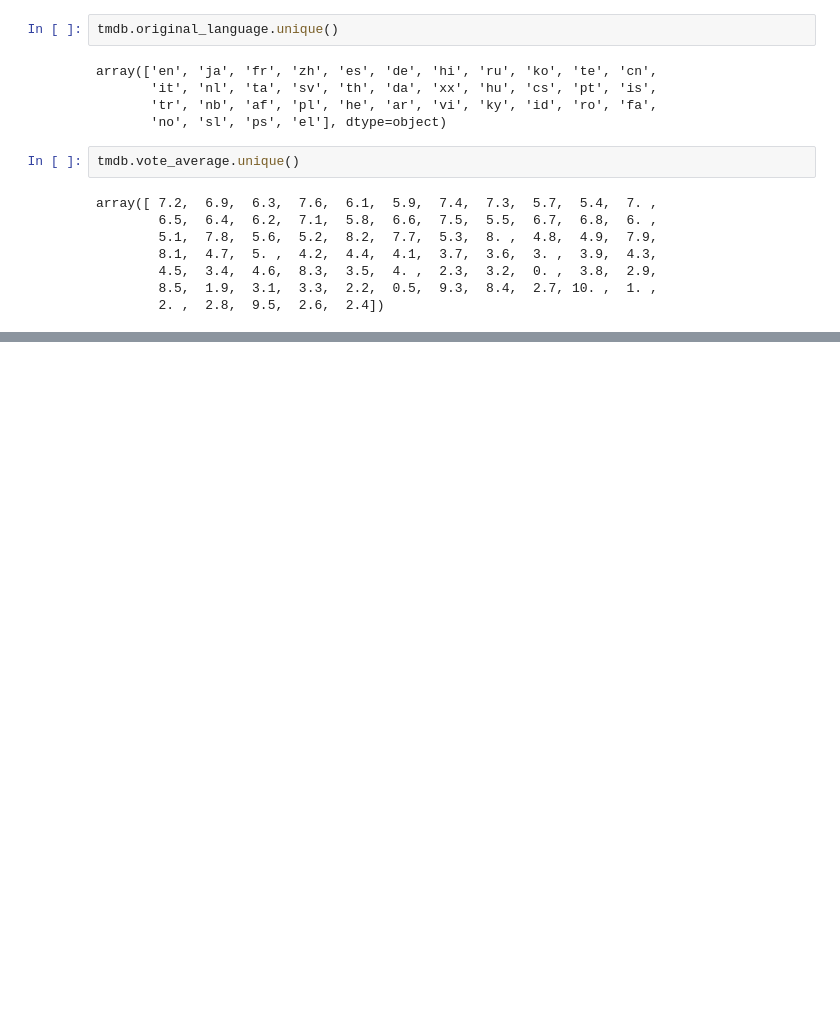
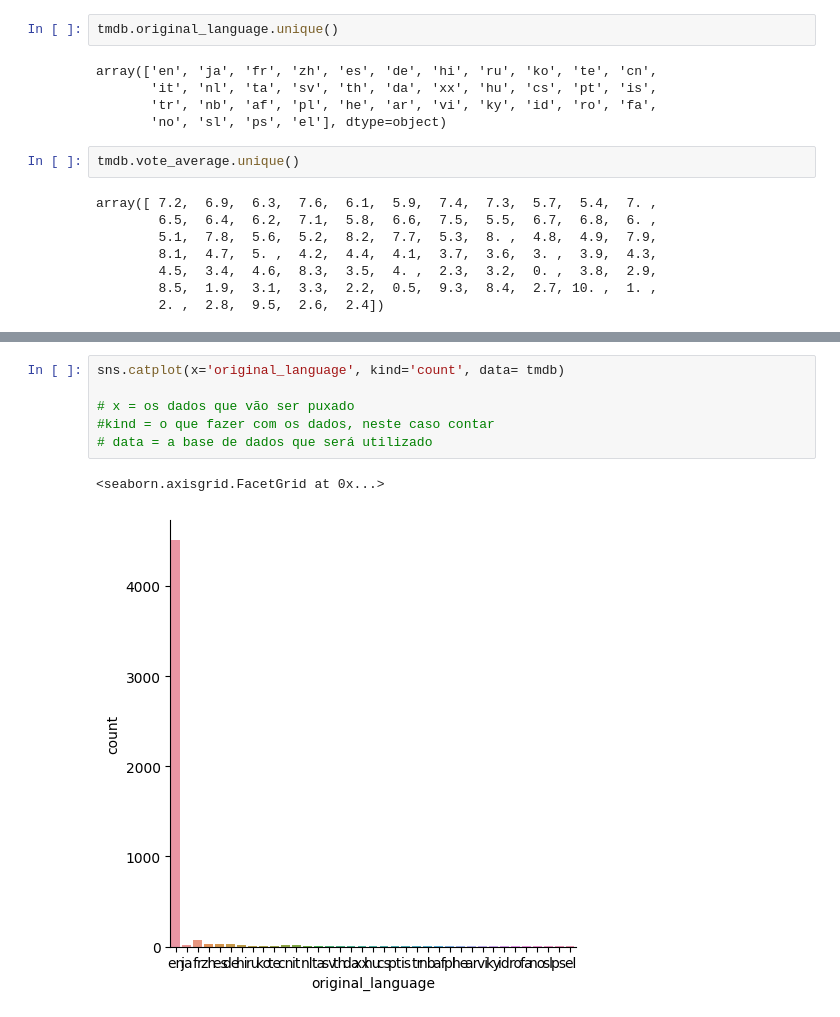
Before and after one commit to carlosvinicius-ai/DataScience, a Jupyter notebook: Codigos/Data_Science_analise_e_visualização_de_dados/introducao_ao_DataScience.ipynb, the cells around one changed output, grey strips where cells are left out. Drawn from its saved outputs; the diff is of its cells as text; blank space fills up the shorter version.

```diff
--- a/Codigos/Data_Science_analise_e_visualização_de_dados/introducao_ao_DataScience.ipynb
+++ b/Codigos/Data_Science_analise_e_visualização_de_dados/introducao_ao_DataScience.ipynb
@@ -182,0 +203,9 @@ array([ 7.2,  6.9,  6.3,  7.6,  6.1,  5.9,  7.4,  7.3,  5.7,  5.4,  7. ,
+# %%
+sns.catplot(x='original_language', kind='count', data= tmdb)
+
+# x = os dados que vão ser puxado
+#kind = o que fazer com os dados, neste caso contar
+# data = a base de dados que será utilizado
+# %% [output]
+<seaborn.axisgrid.FacetGrid at 0x...>
+[figure, added]
```
Also changed, not shown: parts of 2 cells of this notebook.
